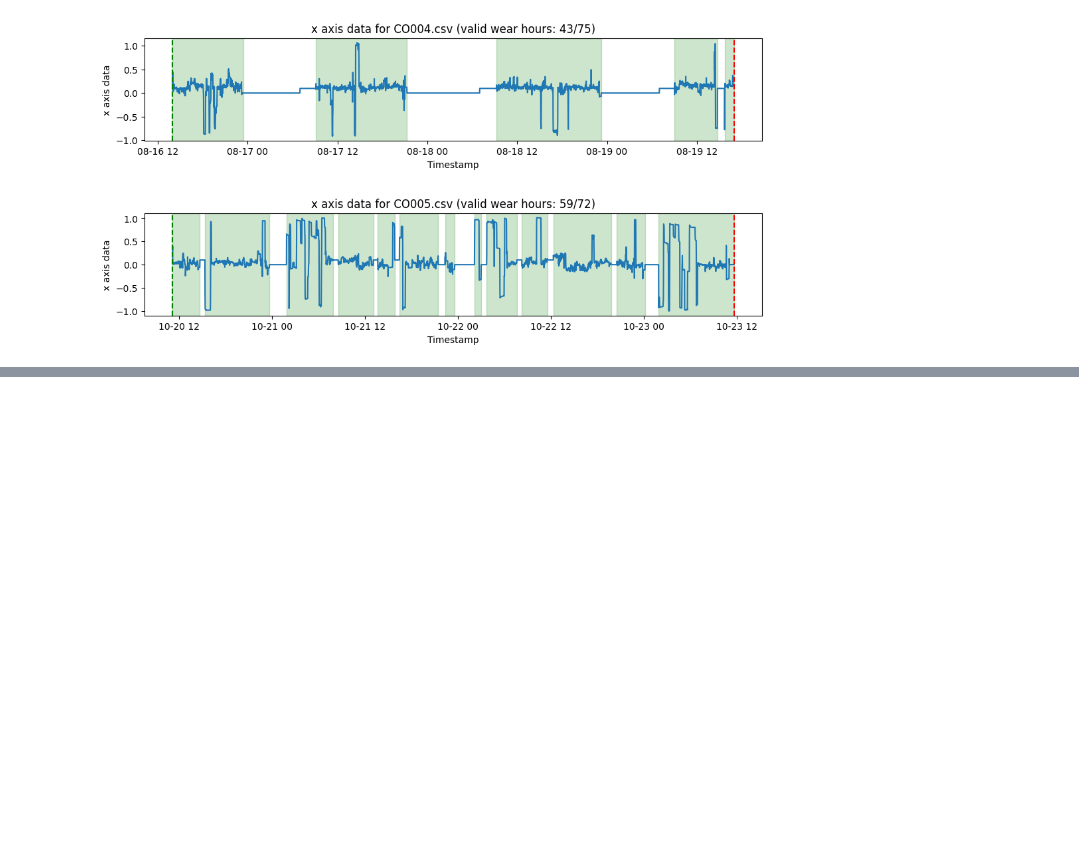
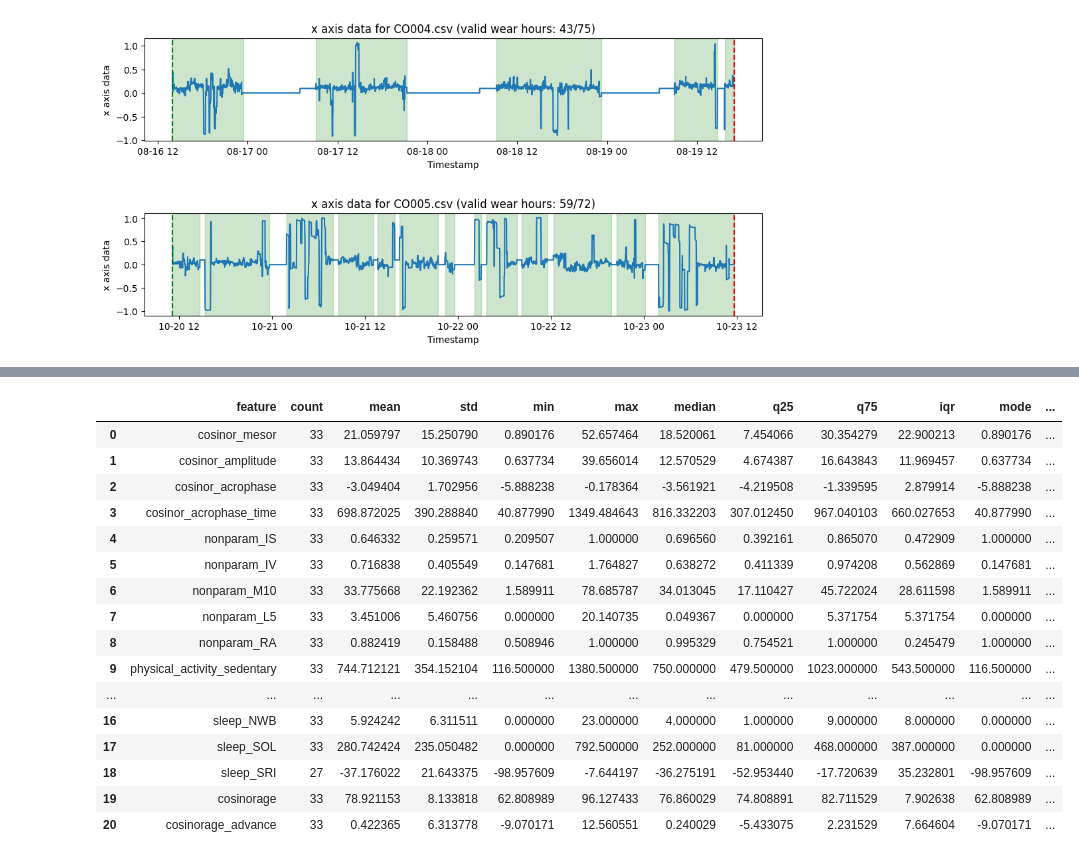
Before and after one commit to jlohunecke/LTMM_Analysis, a Jupyter notebook: exploration.ipynb, the cells around one changed output, grey strips where cells are left out. Cells and saved outputs as stored; diff of their text form; code cells hidden in the pictures; blank space fills up the shorter version.

```diff
--- a/exploration.ipynb
+++ b/exploration.ipynb
@@ -483,0 +36,29 @@ bulk_features.get_summary_dataframe()
+# %%
+features_args = {}
+
+co_features = csa.features.BulkWearableFeatures(
+    handlers=co_handlers,
+    features_args=features_args,
+    compute_distributions=True,
+    cosinor_age_inputs=co_cosinor_age_inputs
+    )
+
+co_features .get_summary_dataframe()
+# %% [output]
+|  | feature | count | mean | std | min | max | median | q25 | q75 | iqr | mode | ... |
+| 0 | cosinor_mesor | 33 | 21.059797 | 15.250790 | 0.890176 | 52.657464 | 18.520061 | 7.454066 | 30.354279 | 22.900213 | 0.890176 | ... |
+| 1 | cosinor_amplitude | 33 | 13.864434 | 10.369743 | 0.637734 | 39.656014 | 12.570529 | 4.674387 | 16.643843 | 11.969457 | 0.637734 | ... |
+| 2 | cosinor_acrophase | 33 | -3.049404 | 1.702956 | -5.888238 | -0.178364 | -3.561921 | -4.219508 | -1.339595 | 2.879914 | -5.888238 | ... |
+| 3 | cosinor_acrophase_time | 33 | 698.872025 | 390.288840 | 40.877990 | 1349.484643 | 816.332203 | 307.012450 | 967.040103 | 660.027653 | 40.877990 | ... |
+| 4 | nonparam_IS | 33 | 0.646332 | 0.259571 | 0.209507 | 1.000000 | 0.696560 | 0.392161 | 0.865070 | 0.472909 | 1.000000 | ... |
+| 5 | nonparam_IV | 33 | 0.716838 | 0.405549 | 0.147681 | 1.764827 | 0.638272 | 0.411339 | 0.974208 | 0.562869 | 0.147681 | ... |
+| 6 | nonparam_M10 | 33 | 33.775668 | 22.192362 | 1.589911 | 78.685787 | 34.013045 | 17.110427 | 45.722024 | 28.611598 | 1.589911 | ... |
+| 7 | nonparam_L5 | 33 | 3.451006 | 5.460756 | 0.000000 | 20.140735 | 0.049367 | 0.000000 | 5.371754 | 5.371754 | 0.000000 | ... |
+| 8 | nonparam_RA | 33 | 0.882419 | 0.158488 | 0.508946 | 1.000000 | 0.995329 | 0.754521 | 1.000000 | 0.245479 | 1.000000 | ... |
+| 9 | physical_activity_sedentary | 33 | 744.712121 | 354.152104 | 116.500000 | 1380.500000 | 750.000000 | 479.500000 | 1023.000000 | 543.500000 | 116.500000 | ... |
+| ... | ... | ... | ... | ... | ... | ... | ... | ... | ... | ... | ... | ... |
+| 16 | sleep_NWB | 33 | 5.924242 | 6.311511 | 0.000000 | 23.000000 | 4.000000 | 1.000000 | 9.000000 | 8.000000 | 0.000000 | ... |
+| 17 | sleep_SOL | 33 | 280.742424 | 235.050482 | 0.000000 | 792.500000 | 252.000000 | 81.000000 | 468.000000 | 387.000000 | 0.000000 | ... |
+| 18 | sleep_SRI | 27 | -37.176022 | 21.643375 | -98.957609 | -7.644197 | -36.275191 | -52.953440 | -17.720639 | 35.232801 | -98.957609 | ... |
+| 19 | cosinorage | 33 | 78.921153 | 8.133818 | 62.808989 | 96.127433 | 76.860029 | 74.808891 | 82.711529 | 7.902638 | 62.808989 | ... |
+| 20 | cosinorage_advance | 33 | 0.422365 | 6.313778 | -9.070171 | 12.560551 | 0.240029 | -5.433075 | 2.231529 | 7.664604 | -9.070171 | ... |
```
Also changed, not shown: parts of 10 cells of this notebook, 1 other file.
